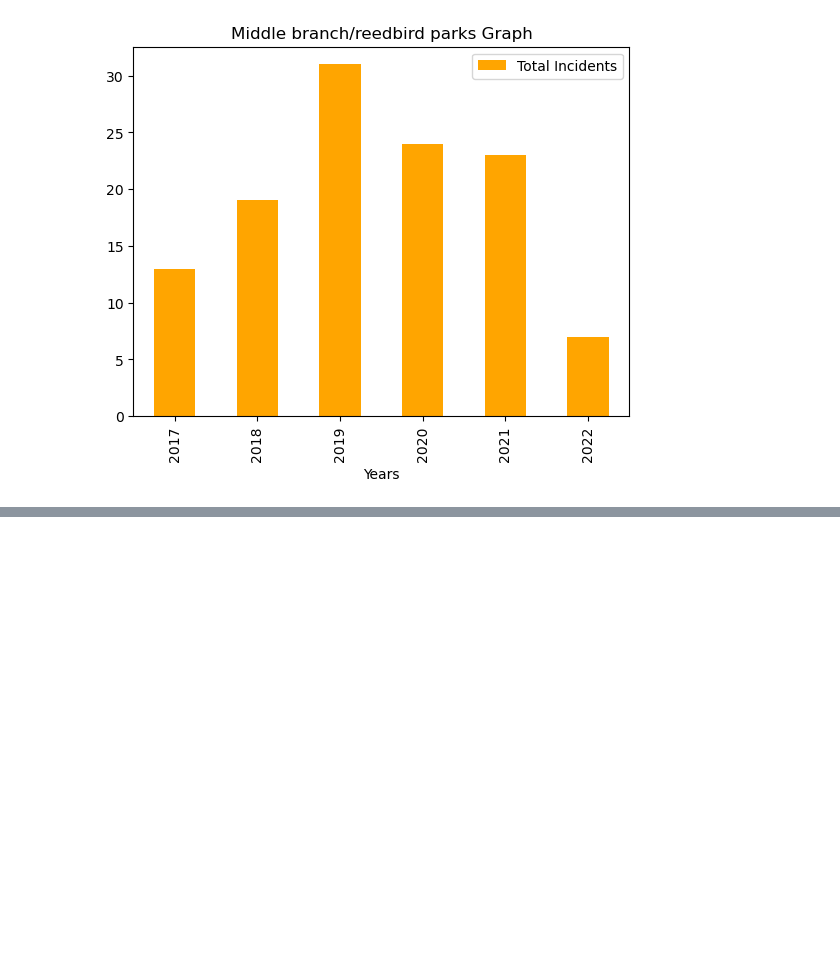
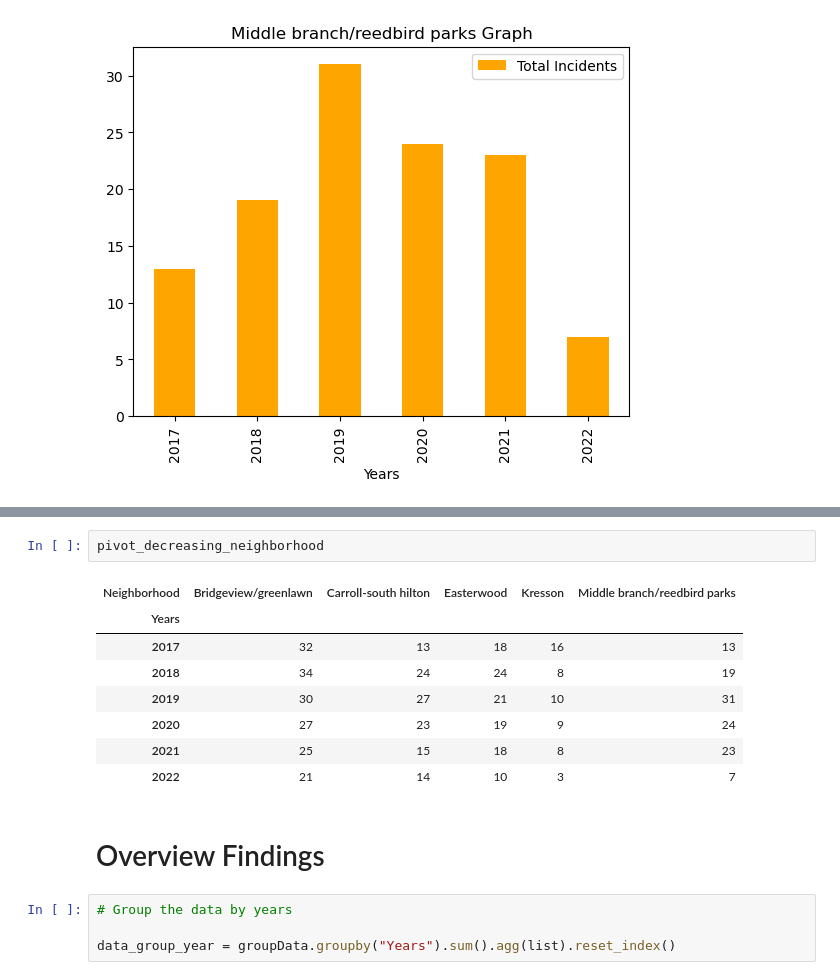
Before and after one commit to iam-dante/Open-Baltimore-Analysis, a Jupyter notebook: Analysis/Open_Baltimore.ipynb, the cells around one changed output, grey strips where cells are left out. Drawn from its saved outputs; the diff is of its cells as text; blank space fills up the shorter version.

```diff
--- a/Analysis/Open_Baltimore.ipynb
+++ b/Analysis/Open_Baltimore.ipynb
@@ -476,0 +502,17 @@ df_middlebranchreedbirdparks.plot(x="Years", y="Total Incidents",kind='bar', tit
+# %%
+pivot_decreasing_neighborhood
+# %% [output]
+| Neighborhood | Bridgeview/greenlawn | Carroll-south hilton | Easterwood | Kresson | Middle branch/reedbird parks |
+| Years |  |  |  |  |  |
+| 2017 | 32 | 13 | 18 | 16 | 13 |
+| 2018 | 34 | 24 | 24 | 8 | 19 |
+| 2019 | 30 | 27 | 21 | 10 | 31 |
+| 2020 | 27 | 23 | 19 | 9 | 24 |
+| 2021 | 25 | 15 | 18 | 8 | 23 |
+| 2022 | 21 | 14 | 10 | 3 | 7 |
+# %% [markdown]
+# Overview Findings
+# %%
+# Group the data by years
+
+data_group_year = groupData.groupby("Years").sum().agg(list).reset_index()
```
Also changed, not shown: parts of 8 cells of this notebook, 1 other file.
